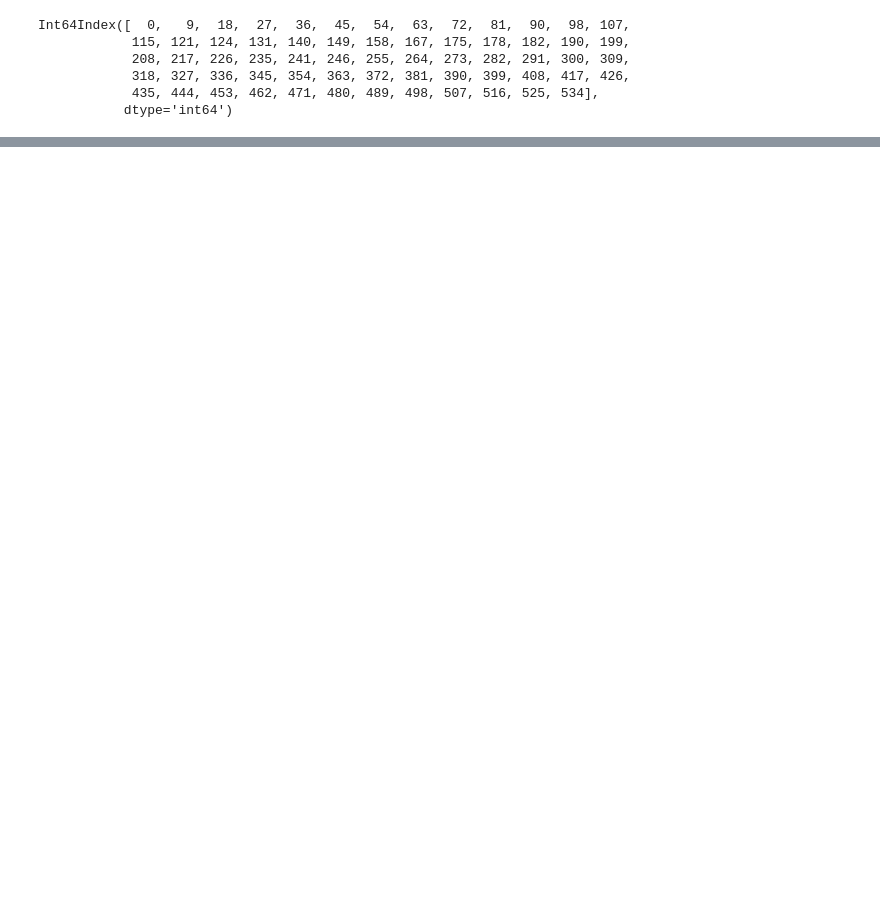
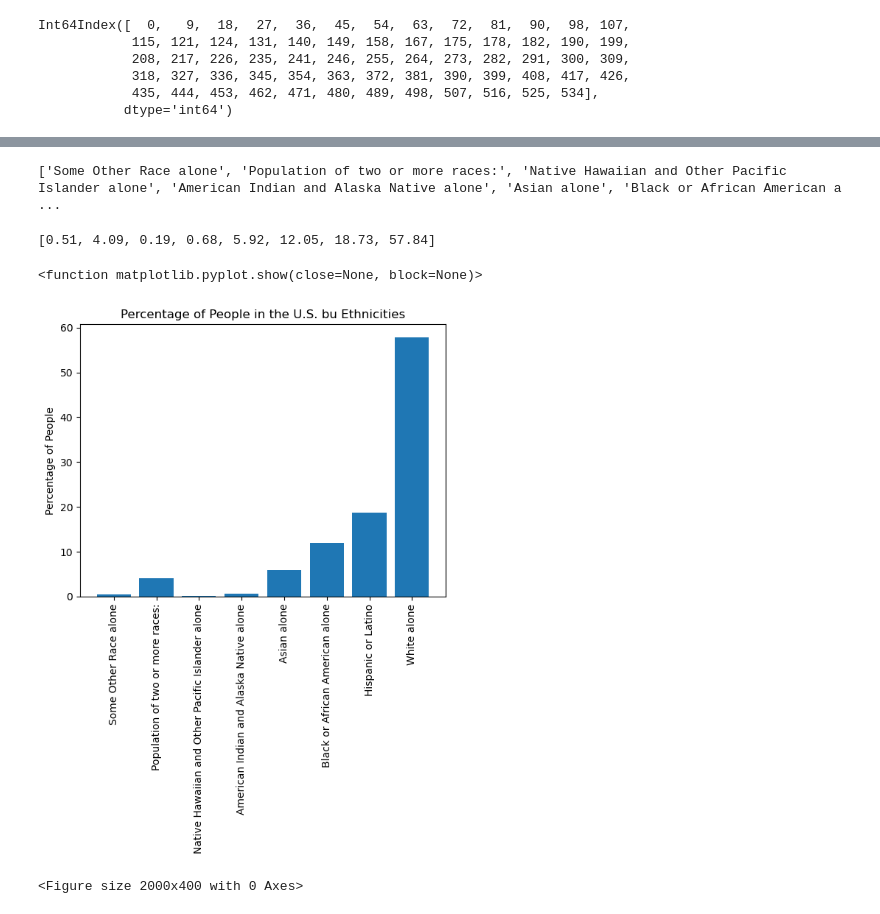
Before and after one commit to mwsierzega/Project3, a Jupyter notebook: Data_Census_OPTN.ipynb, the cells around one changed output, grey strips where cells are left out. Saved outputs shown, nothing was run; the diff lists cells and outputs as text; code cells hidden in the pictures; blank space fills up the shorter version.

```diff
--- a/Data_Census_OPTN.ipynb
+++ b/Data_Census_OPTN.ipynb
@@ -455,0 +543,2 @@ plt.xticks(tick_locations, optn_age_eth_df["State"], rotation="vertical")
+# %%
+df_e = pd.read_csv('output/census_eth_df_percent.csv')
@@ -455,0 +558,28 @@ plt.xticks(tick_locations, optn_age_eth_df["State"], rotation="vertical")
+# %%
+x_new_list = (df_e['Ethnicities'].head(8)).tolist()
+my_neworder = [6, 7, 5, 3, 4, 2, 0, 1]
+x_new = [x_new_list[j] for j in my_neworder]
+print(x_new)
+# %% [output]
+['Some Other Race alone', 'Population of two or more races:', 'Native Hawaiian and Other Pacific Islander alone', 'American Indian and Alaska Native alone', 'Asian alone', 'Black or African American a ...
+# %%
+y_new_list = (df_e['United States'].head(8)).tolist()
+y_new = [y_new_list[k] for k in my_neworder]
+print(y_new)
+# %% [output]
+[0.51, 4.09, 0.19, 0.68, 5.92, 12.05, 18.73, 57.84]
+# %%
+plt.bar(x_new, y_new)
+#plt.xlabel('Ethnicities')
+plt.ylabel('Percentage of People')
+plt.title('Percentage of People in the U.S. bu Ethnicities')
+plt.xticks(rotation="vertical")
+# Create a list indicating where to write x labels and set figure size to adjust for space
+plt.figure(figsize=(20,4))
+
+
+plt.show
+# %% [output]
+<function matplotlib.pyplot.show(close=None, block=None)>
+[figure, added]
+<Figure size 2000x400 with 0 Axes>
```
Also changed, not shown: parts of 18 cells of this notebook, 21 other files.
